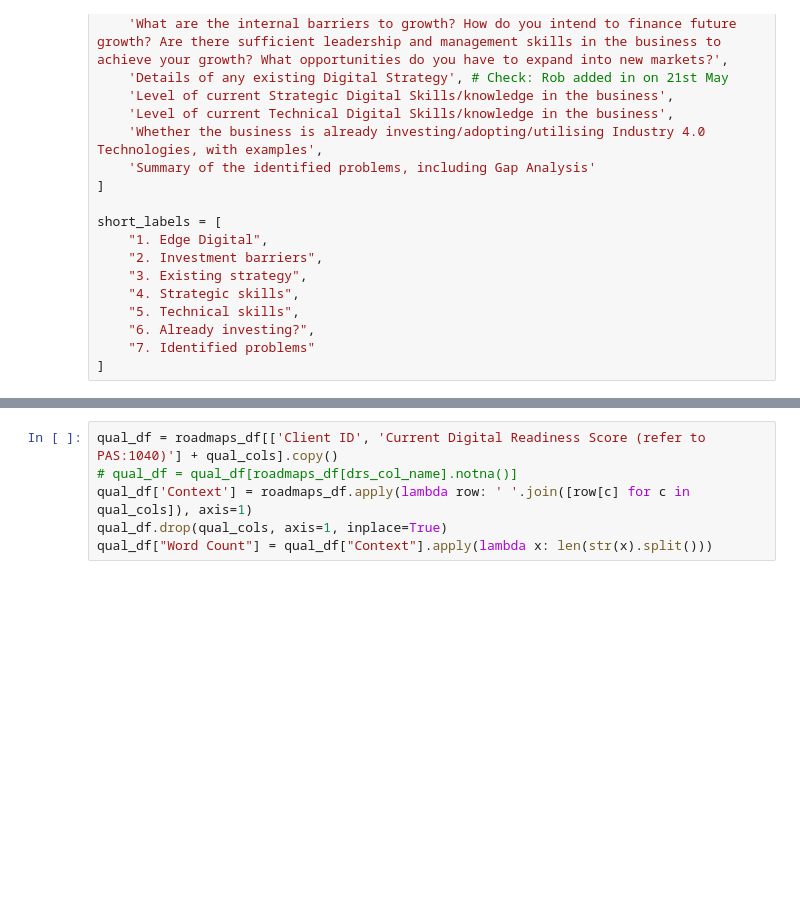
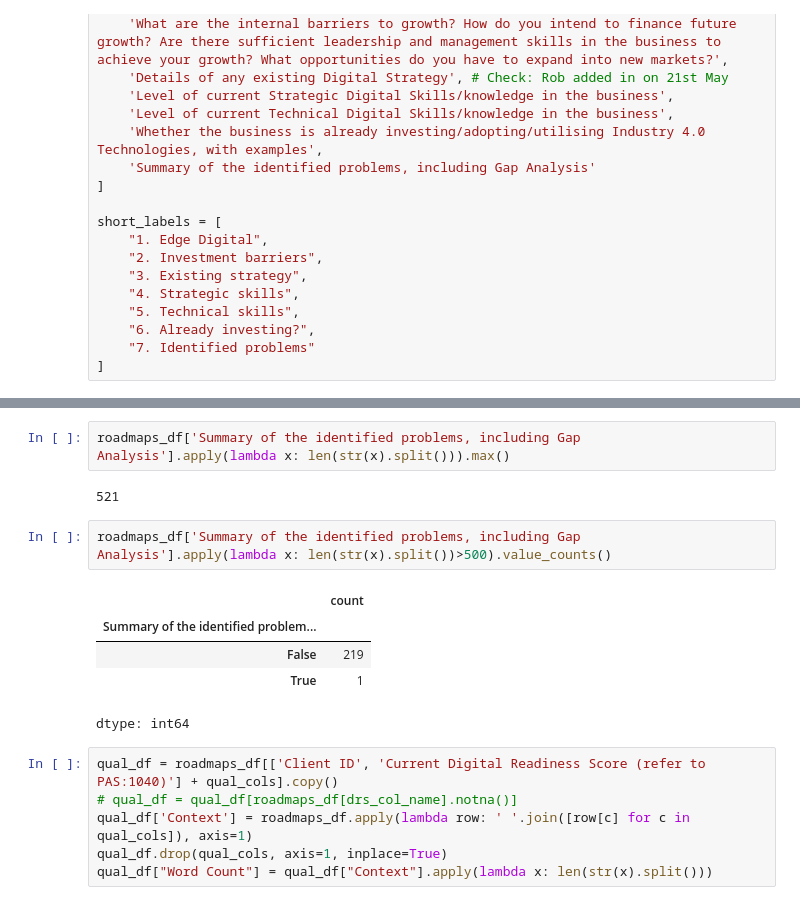
Before and after one commit to roughhawkbit/digi-inno-road-prod, a Jupyter notebook: analysis/DataCharacterisationForPaper.ipynb, the cells around one changed output, grey strips where cells are left out. Drawn from its saved outputs; the diff is of its cells as text; blank space fills up the shorter version.

Commit message:
Show longest question response word count

```diff
--- a/analysis/DataCharacterisationForPaper.ipynb
+++ b/analysis/DataCharacterisationForPaper.ipynb
@@ -128,3 +172,15 @@ ax.set_ylabel('Word count')
+# %%
+roadmaps_df['Summary of the identified problems, including Gap Analysis'].apply(lambda x: len(str(x).split())).max()
+# %% [output]
+521
+# %%
+roadmaps_df['Summary of the identified problems, including Gap Analysis'].apply(lambda x: len(str(x).split())>500).value_counts()
+# %% [output]
+|  | count |
+| Summary of the identified problem... |  |
+| False | 219 |
+| True | 1 |
+dtype: int64
 # %%
 qual_df = roadmaps_df[['Client ID', 'Current Digital Readiness Score (refer to PAS:1040)'] + qual_cols].copy()
 # qual_df = qual_df[roadmaps_df[drs_col_name].notna()]
```
Also changed, not shown: parts of 17 cells of this notebook.
